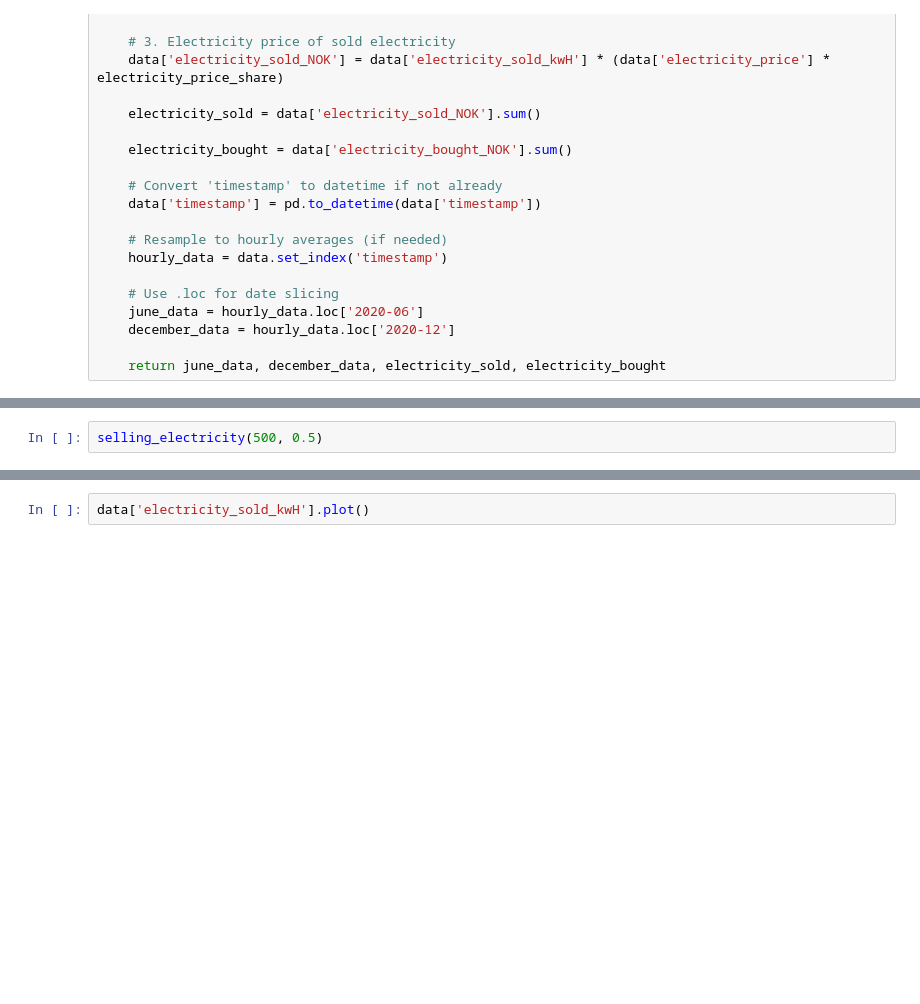
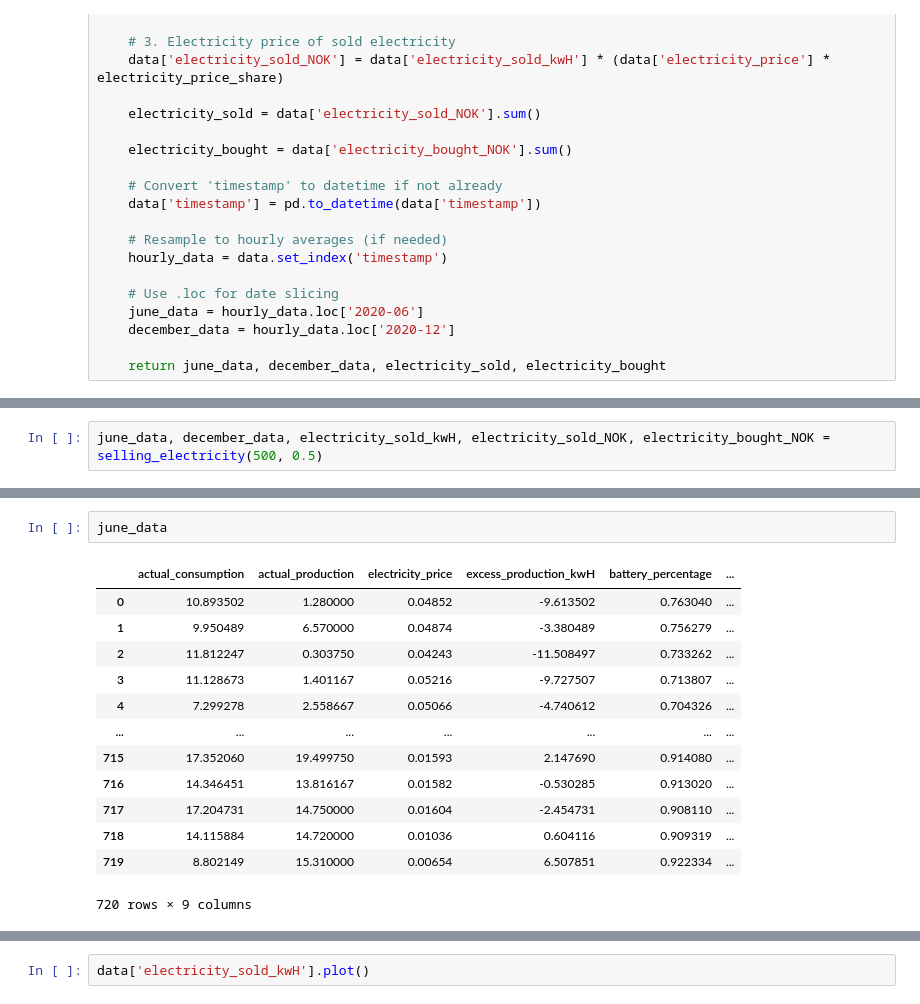
Before and after one commit to Niki827/watt_squad, a Jupyter notebook: notebooks/battery/battery.ipynb, the cells around one changed output, grey strips where cells are left out. Saved outputs shown, nothing was run; the diff lists cells and outputs as text; blank space fills up the shorter version.

```diff
--- a/notebooks/battery/battery.ipynb
+++ b/notebooks/battery/battery.ipynb
@@ -148,2 +195,2 @@ def selling_electricity(battery_capacity: 500,
 # %%
-selling_electricity(500, 0.5)
+june_data, december_data, electricity_sold_kwH, electricity_sold_NOK, electricity_bought_NOK = selling_electricity(500, 0.5)
@@ -167,0 +197,16 @@ selling_electricity(500, 0.5)
+# %%
+june_data
+# %% [output]
+|  | actual_consumption | actual_production | electricity_price | excess_production_kwH | battery_percentage | ... |
+| 0 | 10.893502 | 1.280000 | 0.04852 | -9.613502 | 0.763040 | ... |
+| 1 | 9.950489 | 6.570000 | 0.04874 | -3.380489 | 0.756279 | ... |
+| 2 | 11.812247 | 0.303750 | 0.04243 | -11.508497 | 0.733262 | ... |
+| 3 | 11.128673 | 1.401167 | 0.05216 | -9.727507 | 0.713807 | ... |
+| 4 | 7.299278 | 2.558667 | 0.05066 | -4.740612 | 0.704326 | ... |
+| ... | ... | ... | ... | ... | ... | ... |
+| 715 | 17.352060 | 19.499750 | 0.01593 | 2.147690 | 0.914080 | ... |
+| 716 | 14.346451 | 13.816167 | 0.01582 | -0.530285 | 0.913020 | ... |
+| 717 | 17.204731 | 14.750000 | 0.01604 | -2.454731 | 0.908110 | ... |
+| 718 | 14.115884 | 14.720000 | 0.01036 | 0.604116 | 0.909319 | ... |
+| 719 | 8.802149 | 15.310000 | 0.00654 | 6.507851 | 0.922334 | ... |
+720 rows × 9 columns
```
Also changed, not shown: parts of 4 cells of this notebook.
